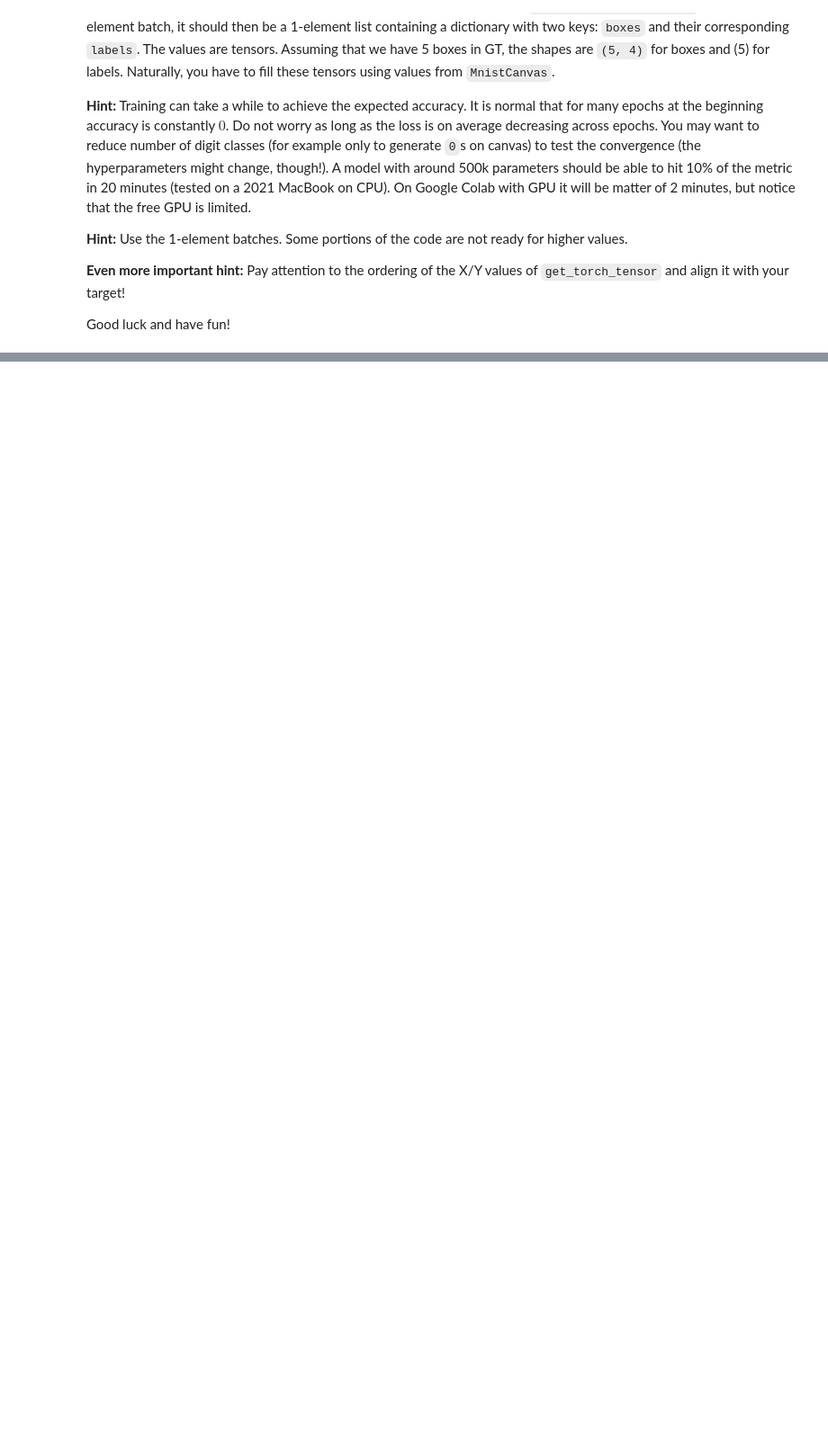
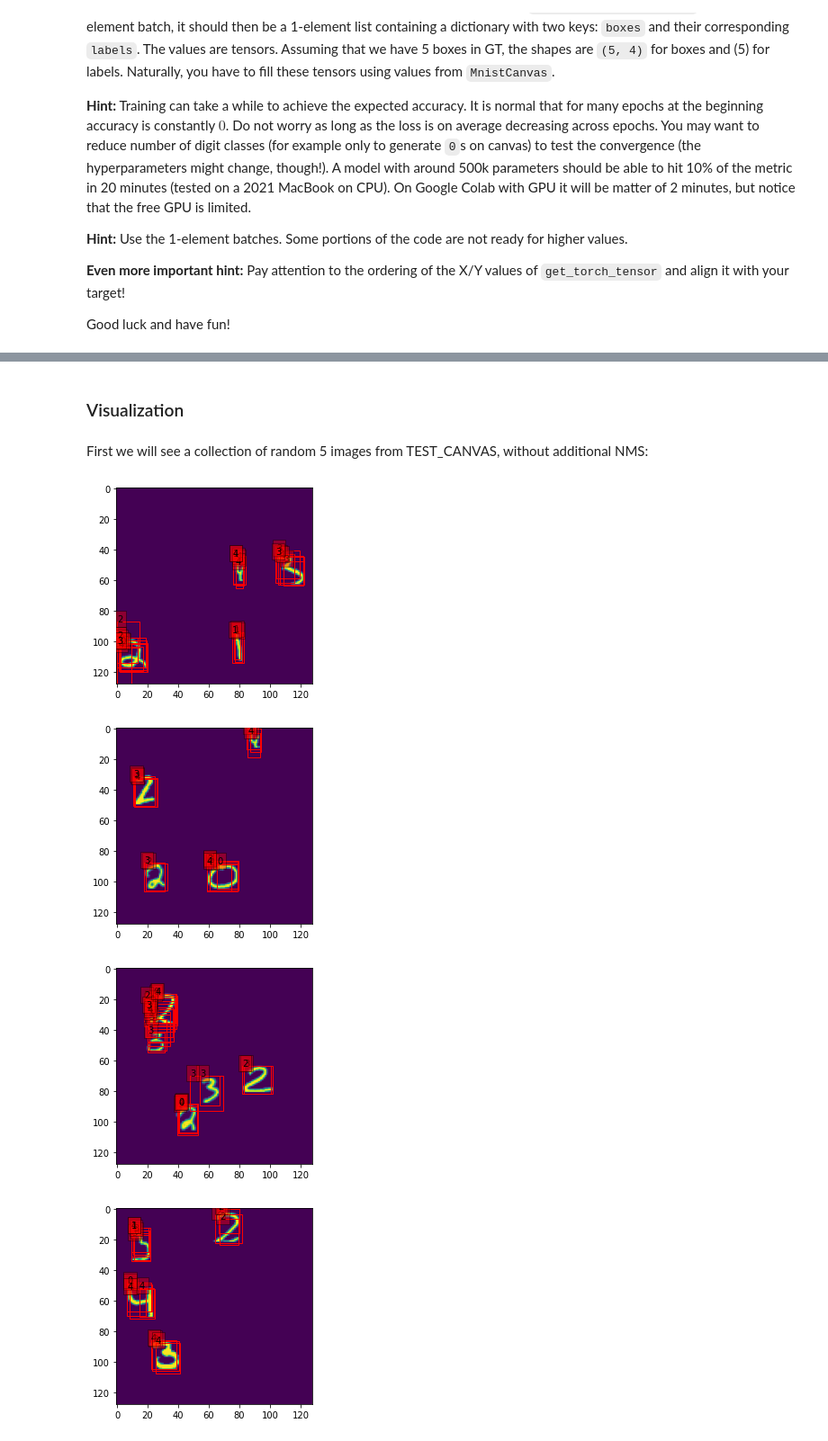
Before and after one commit to wladekpal/GSN, a Jupyter notebook: zad2/hw2_fcos_student.ipynb, the cells around one changed output, grey strips where cells are left out. Shown at 90% size. Cells and saved outputs as stored; diff of their text form; code cells hidden in the pictures; blank space fills up the shorter version.

```diff
--- a/zad2/hw2_fcos_student.ipynb
+++ b/zad2/hw2_fcos_student.ipynb
@@ -846,15 +863,21 @@ class FCOS(nn.Module):
                 # Remove low scoring boxes and keep only topk scoring predictions
                 ################################################################################################
 
-
+                # First we calculate classification and centerness scores for each locatiom
                 classification_score, _ = torch.max(logits_per_level, dim=-1)
                 ctrness_score = torch.squeeze(box_ctrness_per_level)
+                # Then we calculate final score for each locations
                 scores_per_level = torch.sqrt(torch.sigmoid(ctrness_score) * torch.sigmoid(classification_score))
 
+                # We find topk best predictions
                 topk_values, topk_idxs = torch.topk(scores_per_level, self.topk_candidates, sorted=False)
-                values_over_thres_idxs = topk_values > self.score_thresh
+                # We find indexes of those of topk valus that are above the threshold and we filter them.
+                values_over_thres_idxs = topk_values >= self.score_thresh
                 topk_idxs = topk_idxs[values_over_thres_idxs]
                 scores_per_level = topk_values[values_over_thres_idxs]
+
+                # Then we have to encode information about label and anchor id in topk_idx variable
+                # (to match the rest of the code)
                 topk_idxs *= num_classes
                 topk_idxs += torch.argmax(logits_per_level[torch.div(topk_idxs, num_classes, rounding_mode="floor")], dim=1)
 
@@ -979,11 +1002,10 @@ class DigitAccuracy:
         if len(predicted_boxes) != len(canvas.boxes):
             return 0
 
-        # TODO: czy to nie za wolne ??
         for canvas_box in canvas.boxes:
             found = False
             for predicted_box in predicted_boxes:
-                if canvas_box.iou_with(predicted_box) > 0.5 and canvas_box.class_nb == predicted_box.class_nb:
+                if canvas_box.class_nb == predicted_box.class_nb and canvas_box.iou_with(predicted_box) > 0.5:
                     if not found:
                         found = True
                     else:
@@ -996,6 +1018,19 @@ class DigitAccuracy:
         ################################################################################################
         # end of your code
 
+def perform_nms_and_filtering(boxes, labels, scores, min_score=0.2, iou=0.05):
+    nms_idxs = torchvision.ops.nms(boxes, scores, iou)
+    nms_boxes = boxes[nms_idxs]
+    nms_scores = scores[nms_idxs]
+    nms_labels = labels[nms_idxs]
+
+    filtered_idxs = nms_scores >= min_score
+    filtered_boxes = nms_boxes[filtered_idxs]
+    filtered_labels = nms_labels[filtered_idxs]
+
+    return (filtered_boxes, filtered_labels)
+
+
 def evaluate(model: nn.Module, TEST_CANVAS, min_score: float = .2, iou: float = .05) -> float:
     # TODO: your code here
     ################################################################################################
@@ -1003,22 +1038,19 @@ def evaluate(model: nn.Module, TEST_CANVAS, min_score: float = .2, iou: float =
     with torch.no_grad():
         accuracy_sum = 0.
         da = DigitAccuracy()
-        draw = 0
         for canvas in TEST_CANVAS:
             output = model(canvas.get_torch_tensor())
             boxes = output[0]["boxes"]
             labels = output[0]["labels"]
-            mnist_boxes = [MnistBox(x_min=b[1].cpu(), y_min=b[0].cpu(), x_max=b[3].cpu(), y_max=b[2].cpu(), class_nb=l) for b, l in zip(boxes, labels)]
+            scores = output[0]["scores"]
 
-            if draw < 5:
-                new_canvas = MnistCanvas(canvas.image, mnist_boxes)
-                new_canvas.plot()
-                draw += 1
+            new_boxes, new_labels = perform_nms_and_filtering(boxes, labels, scores, min_score, iou)
+
+            mnist_boxes = [MnistBox(x_min=b[1].cpu(), y_min=b[0].cpu(), x_max=b[3].cpu(), y_max=b[2].cpu(), class_nb=l)
+                            for b, l in zip(new_boxes, new_labels)]
             accuracy_sum += da.compute_metric(mnist_boxes, canvas)
 
         return accuracy_sum / len(TEST_CANVAS)
-
-
     ################################################################################################
     # end of your code
 # %% [markdown]
@@ -1161,0 +1212,12 @@ EPOCH  10 LOSS: 505.1507898569107
+# %% [markdown]
+### Visualization
+# %% [markdown]
+First we will see a collection of random 5 images from TEST_CANVAS, without additional NMS:
+# %%
+random_canvas = random.sample(TEST_CANVAS, 5)
+draw_predictions(fcos, random_canvas, include_nms=False)
+# %% [output]
+[figure, added]
+[figure, added]
+[figure, added]
+[figure, added]
```
Also changed, not shown: parts of 12 cells of this notebook.
